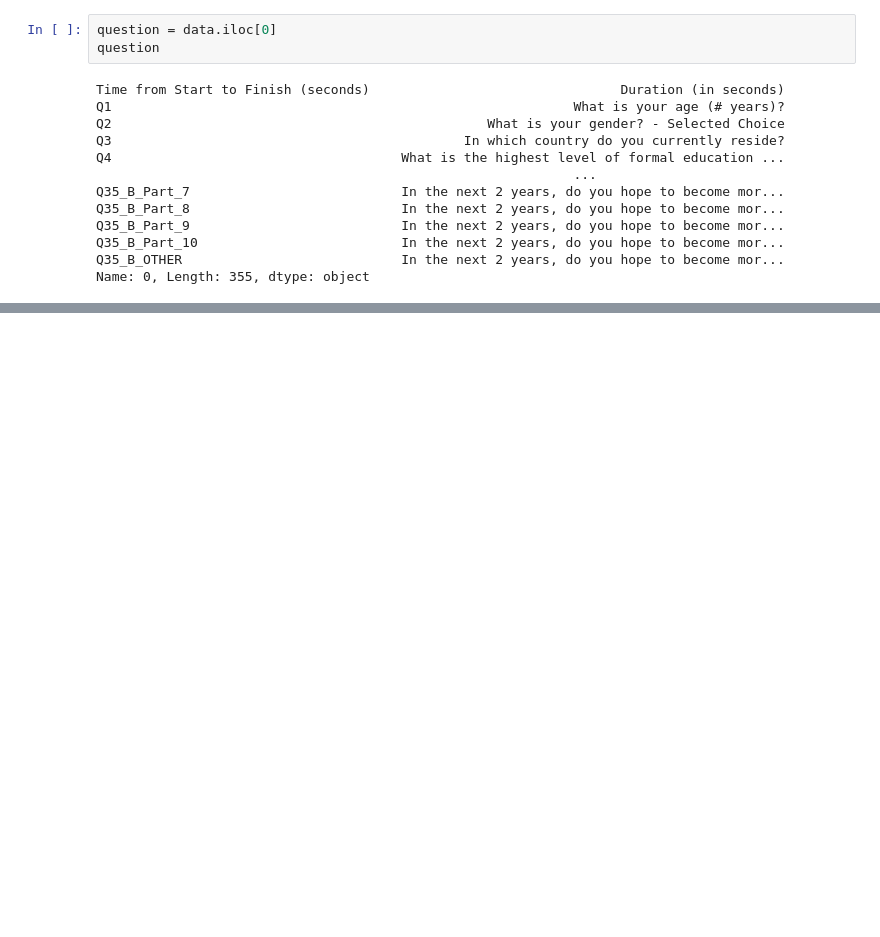
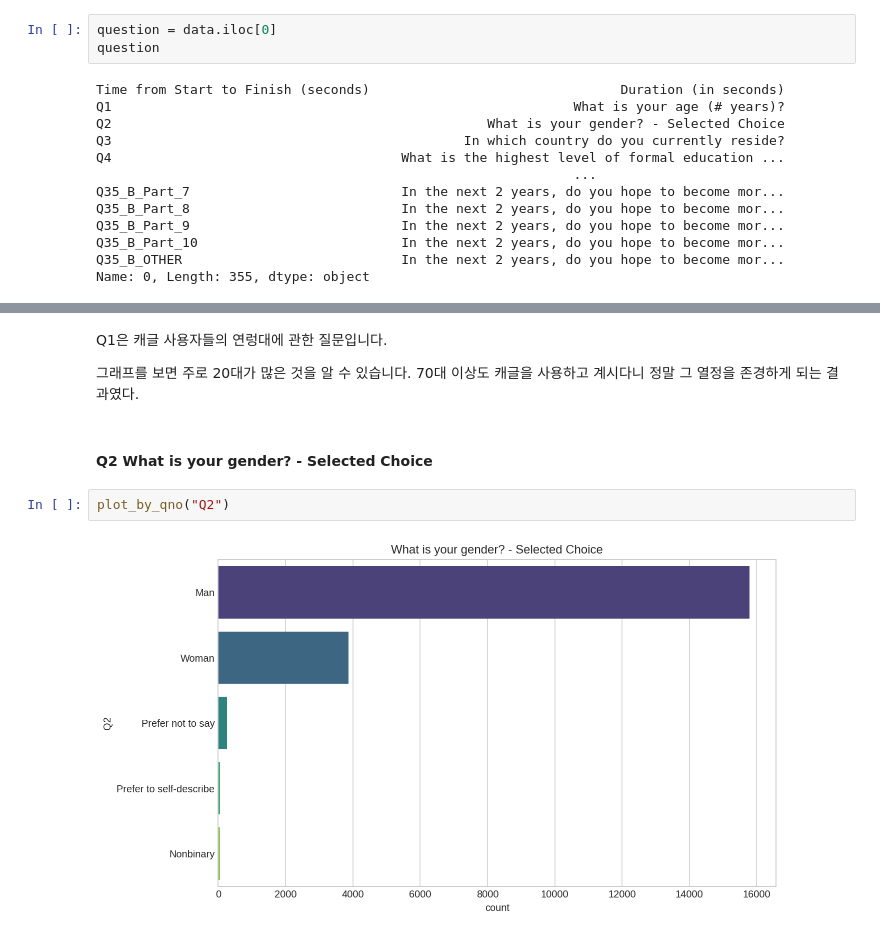
Before and after one commit to jaaaamj0711/kaggle_study, a Jupyter notebook: kaggle_survey/kaggle_survey.ipynb, the cells around one changed output, grey strips where cells are left out. Drawn from its saved outputs; the diff is of its cells as text; blank space fills up the shorter version.

```diff
--- a/kaggle_survey/kaggle_survey.ipynb
+++ b/kaggle_survey/kaggle_survey.ipynb
@@ -133,0 +174,10 @@ Text(0.5, 1.0, 'What is your gender? - Selected Choice')
+# %% [markdown]
+Q1은 캐글 사용자들의 연렁대에 관한 질문입니다.
+
+그래프를 보면 주로 20대가 많은 것을 알 수 있습니다. 70대 이상도 캐글을 사용하고 계시다니 정말 그 열정을 존경하게 되는 결과였다.
+# %% [markdown]
+#### Q2 What is your gender? - Selected Choice
+# %%
+plot_by_qno("Q2")
+# %% [output]
+[figure, added]
```
Also changed, not shown: parts of 71 cells of this notebook.
